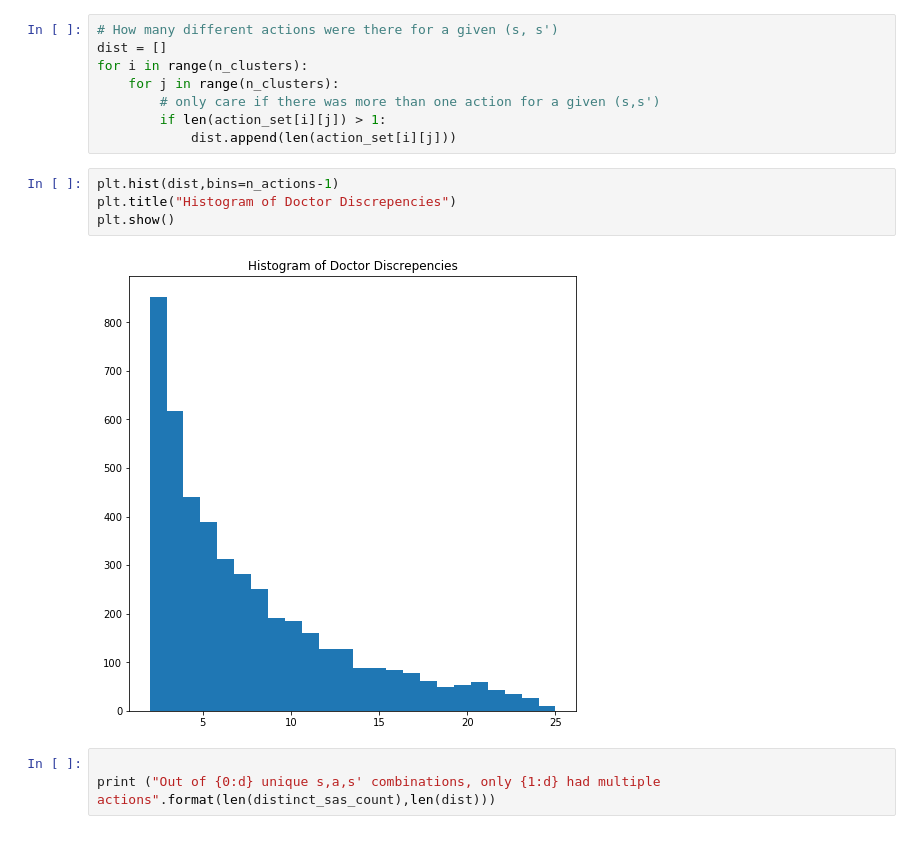
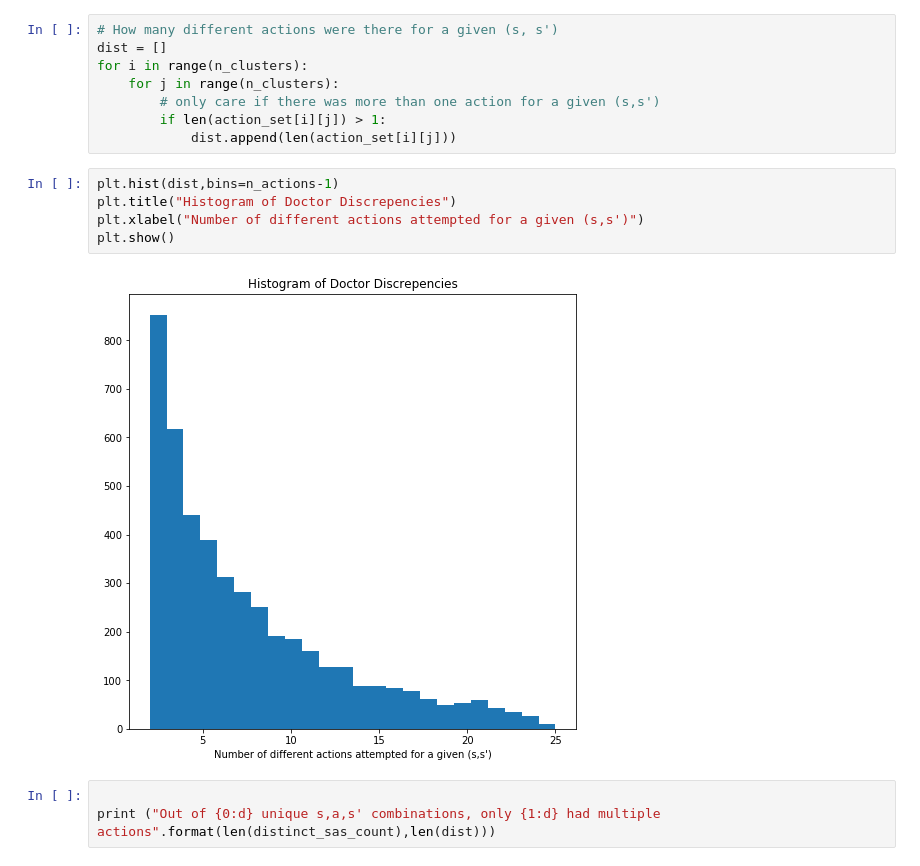
Before and after one commit to wihl/cs282-f17-xuefeng-yi-david, a Jupyter notebook: playground/ClusterAnalysis.ipynb, the cells around one changed output. Drawn from its saved outputs; the diff is of its cells as text.

Commit message:
fixed histogram xlabel

```diff
--- a/playground/ClusterAnalysis.ipynb
+++ b/playground/ClusterAnalysis.ipynb
@@ -254,9 +254,10 @@ for i in range(n_clusters):
 # %%
 plt.hist(dist,bins=n_actions-1)
 plt.title("Histogram of Doctor Discrepencies")
+plt.xlabel("Number of different actions attempted for a given (s,s')")
 plt.show()
 # %% [output]
-[figure, old version]
+[figure, new version]
 # %%
 
 print ("Out of {0:d} unique s,a,s' combinations, only {1:d} had multiple actions".format(len(distinct_sas_count),len(dist)))
```
